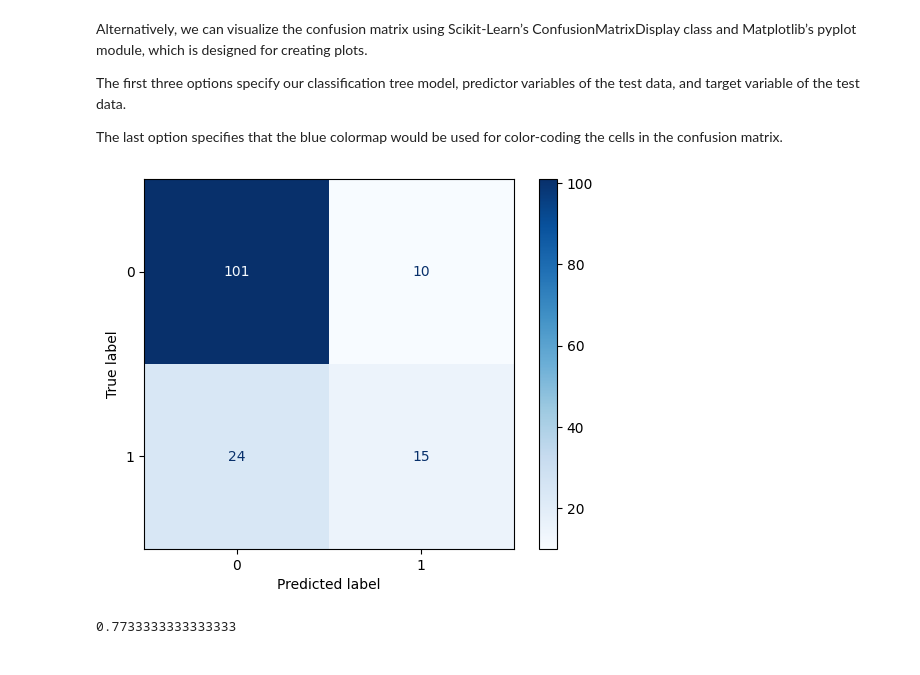
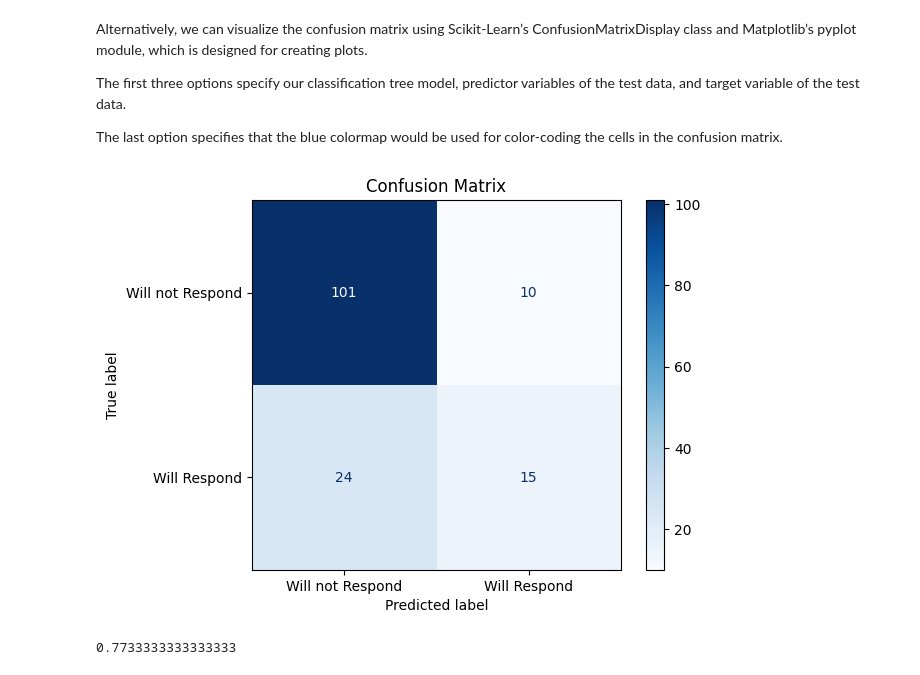
Before and after one commit to ibader85/PredictiveAnalytics, a Jupyter notebook: 17_Classification_Trees_Using_Python.ipynb, the cells around one changed output. Drawn from its saved outputs; the diff is of its cells as text; code cells hidden in the pictures.

```diff
--- a/17_Classification_Trees_Using_Python.ipynb
+++ b/17_Classification_Trees_Using_Python.ipynb
@@ -385,9 +401,19 @@ used for color-coding the cells in the confusion matrix.
 # %%
 from sklearn.metrics import ConfusionMatrixDisplay
 import matplotlib.pyplot as plt
-ConfusionMatrixDisplay.from_estimator(pruned_tree, X_test, y_test, cmap = plt.cm.Blues);
+
+ConfusionMatrixDisplay.from_estimator(
+    pruned_tree.best_estimator_,   # if using GridSearch
+    X_test,
+    y_test,
+    display_labels=["Will not Respond", "Will Respond"],  # <-- your custom labels
+    cmap=plt.cm.Blues
+)
+
+plt.title("Confusion Matrix")
+plt.show()
 # %% [output]
-[figure, old version]
+[figure, new version]
 # %%
 # To compute the overall accuracy rate, we use Scikit-Learn’s accuracy_score function
 
```
Also changed, not shown: parts of 2 cells of this notebook.
